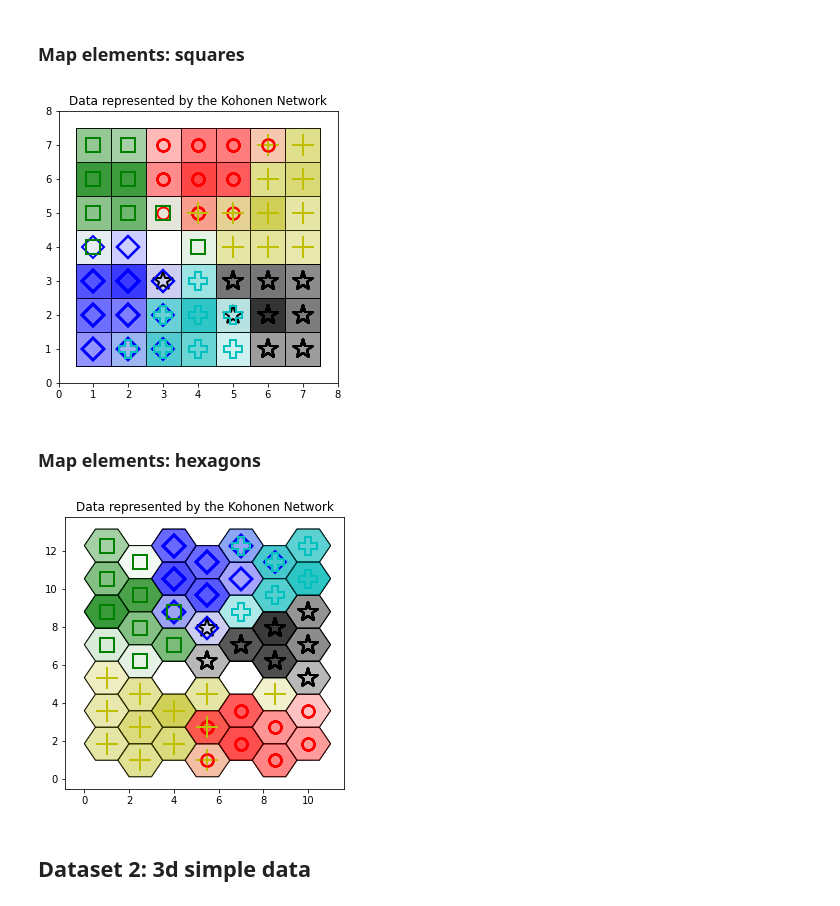
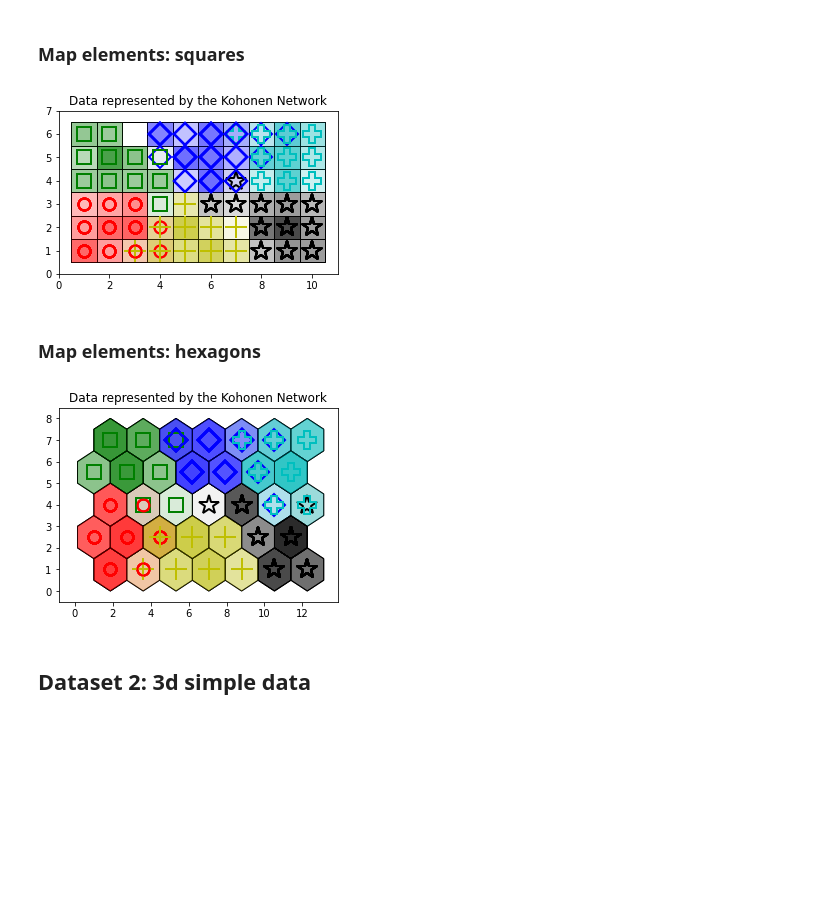
Before and after one commit to mstaczek/miowad, a Jupyter notebook: SOM/lab1.ipynb, the cells around one changed output. Drawn from its saved outputs; the diff is of its cells as text; code cells hidden in the pictures; blank space fills up the shorter version.

```diff
--- a/SOM/lab1.ipynb
+++ b/SOM/lab1.ipynb
@@ -57,21 +57,21 @@ y_train = df_train[["c"]].to_numpy()
 # %% [markdown]
 ### Map elements: squares
 # %%
-som = SOM.SelfOrganizingMap(7,7,2, hexagonal_map=False)
+som = SOM.SelfOrganizingMap(10,6,2, hexagonal_map=False)
 som.init_weights()
 som.train(data=x_train, epochs=10,neighbourhood_scaler=0.5, learning_rate=0.3)
 som.plot_map(data=x_train, classes=y_train)
 # %% [output]
-[figure, old version]
+[figure, new version]
 # %% [markdown]
 ### Map elements: hexagons
 # %%
-som = SOM.SelfOrganizingMap(7,7,2, hexagonal_map=True)
+som = SOM.SelfOrganizingMap(7,5,2, hexagonal_map=True)
 som.init_weights()
 som.train(data=x_train, epochs=10,neighbourhood_scaler=0.5, learning_rate=0.3)
 som.plot_map(data=x_train, classes=y_train)
 # %% [output]
-[figure, old version]
+[figure, new version]
 # %% [markdown]
 ## Dataset 2: 3d simple data
 # %%
```
Also changed, not shown: parts of 3 cells of this notebook, 1 other file.
